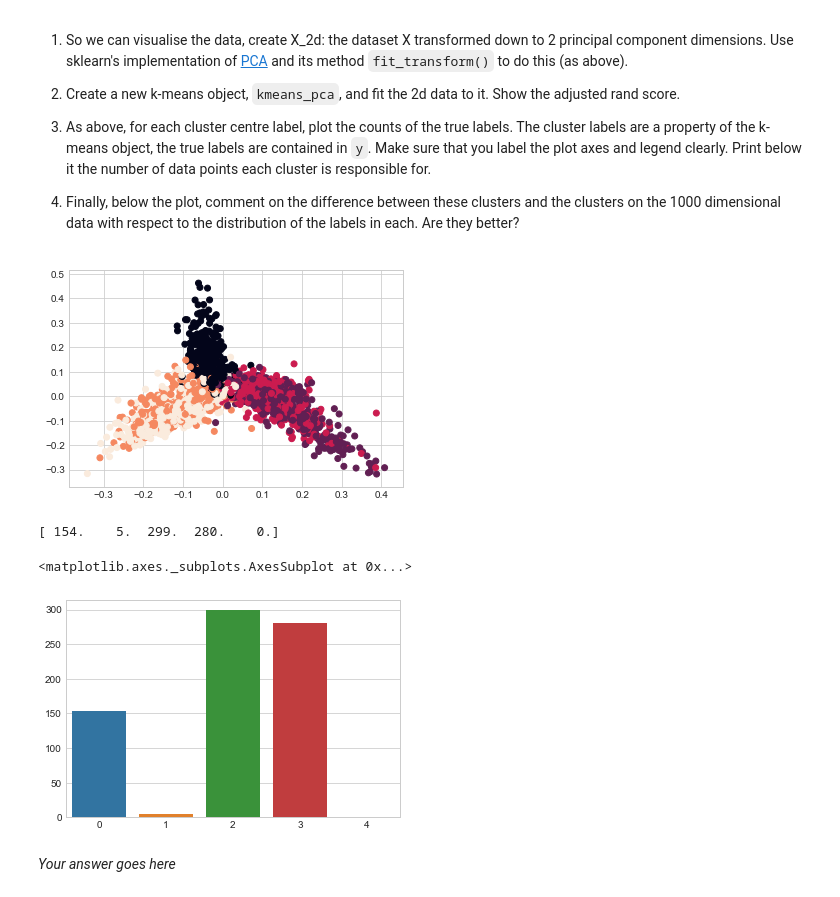
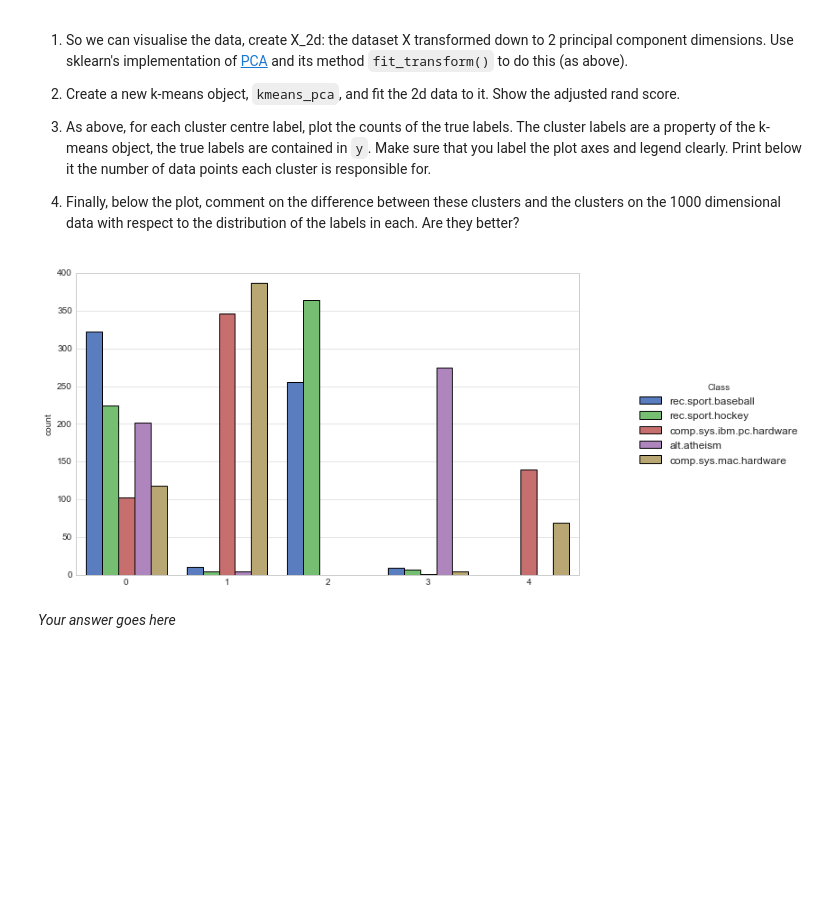
Before and after one commit to hirshagarwal/iaml2017, a Jupyter notebook: 09_Assignment_4.ipynb, the cells around one changed output. Drawn from its saved outputs; the diff is of its cells as text; code cells hidden in the pictures; blank space fills up the shorter version.

```diff
--- a/09_Assignment_4.ipynb
+++ b/09_Assignment_4.ipynb
@@ -269,12 +274,3 @@ print(center_distances)
 ### ========== Question 1.6 --- [3 marks] ==========
 # %% [markdown]
 For each cluster centre label, plot the counts of the true labels. The cluster labels are a property of the k-means object, the true labels are contained in `y`. Make sure that you label the plot axes and legend clearly. Below the code, comment on the quality of the fit. *Hint: you can do the main plot (without labels) in one line with seaborn (you're free to do it as you like though!).*
-# %%
-true_label_counts = np.zeros(5)
-for i in range(y_num.shape[0]):
-    if y_num[i] == km.labels_[i]:
-        true_label_counts[y_num[i]] += 1
-print(true_label_counts)
-sns.set_style('whitegrid')
-sns.barplot(range(5), true_label_counts)
-plt.show()
@@ -283,0 +277,8 @@ plt.show()
+# %%
+fig, ax = plt.subplots(figsize=(10, 6))
+sns.set_palette("muted")
+ax = sns.countplot(x=km.labels_, hue=y_num, ax=ax)
+plt.xlabel('Cluster id')
+plt.title('Clusters vs True Labels')
+plt.show()
+# Label Stuff
@@ -327,23 +329,17 @@ print(rand_scores)
 # %%
 pca_obj = PCA(n_components=2)
 x_data_2d = pca_obj.fit_transform(X)
 kmeans_pca = cluster.KMeans(n_clusters=5, random_state=0)
 kmeans_pca.fit(x_data_2d)
 score = adjusted_rand_score(labels_true=y_num, labels_pred=km.labels_)
-plt.scatter(x_data_2d[:,0], x_data_2d[:, 1], c=y_num)
+# Plot the figure
+fig, ax = plt.subplots(figsize=(10, 6))
+ax = sns.countplot(x=kmeans_pca.labels_, hue=y, ax=ax)
+ax.legend(loc='center left', bbox_to_anchor=[1.1, 0.5], title='Class')
 plt.show()
-true_label_counts = np.zeros(5)
-for i in range(y_num.shape[0]):
-    if y_num[i] == km.labels_[i]:
-        true_label_counts[y_num[i]] += 1
-print(true_label_counts)
-sns.set_style('whitegrid')
-sns.barplot(range(5), true_label_counts)
+#TODO: Label figure
 # %% [output]
-[figure, old version]
+[figure, new version]
-[ 154.    5.  299.  280.    0.]
-<matplotlib.axes._subplots.AxesSubplot at 0x...>
-[figure, removed]
 # %% [markdown]
 *Your answer goes here*
 # %% [markdown]
```
Also changed, not shown: parts of 17 cells of this notebook, 1 other file.
